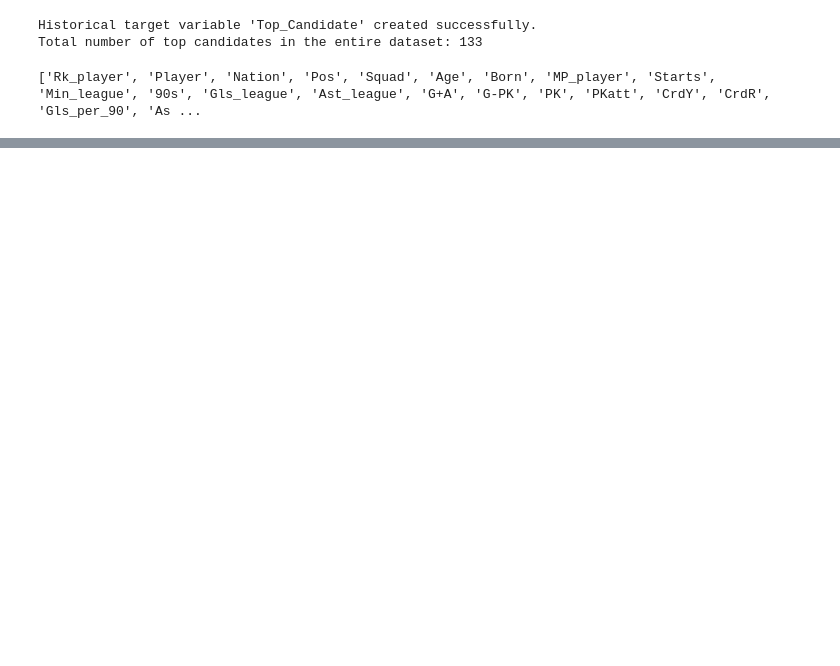
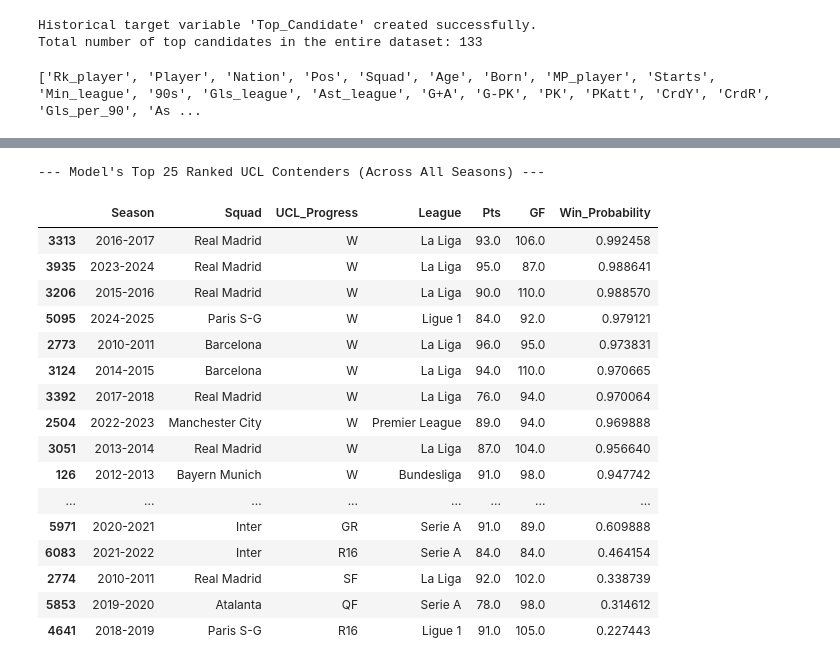
Before and after one commit to Akashh0/Deep-Learning-Prediction-Model-, a Jupyter notebook: notebooks/10_Final_Model.ipynb, the cells around one changed output, grey strips where cells are left out. Cells and saved outputs as stored; diff of their text form; code cells hidden in the pictures; blank space fills up the shorter version.

```diff
--- a/notebooks/10_Final_Model.ipynb
+++ b/notebooks/10_Final_Model.ipynb
@@ -213,29 +162,0 @@ Name: count, dtype: int64
-# %%
-import xgboost as xgb
-from sklearn.metrics import classification_report
-
-# --- Split the data (if you haven't already in the same cell) ---
-from sklearn.model_selection import train_test_split
-X_train_ucl, X_test_ucl, y_train_ucl, y_test_ucl = train_test_split(X_ucl, y_ucl, test_size=0.2, random_state=42, stratify=y_ucl)
-
-# --- Train the UCL Winner Model ---
-# We calculate 'scale_pos_weight' to handle the imbalanced data
-scale_pos_weight_ucl = (y_train_ucl == 0).sum() / (y_train_ucl == 1).sum()
-
-# Initialize and train the classifier
-ucl_model = xgb.XGBClassifier(
-    objective='binary:logistic',
-    scale_pos_weight=scale_pos_weight_ucl,
-    random_state=42,
-    eval_metric='logloss'
-)
-ucl_model.fit(X_train_ucl, y_train_ucl)
-
-print("✅ UCL Winner prediction model trained successfully!")
-
-# --- Evaluate the Model's Performance ---
-ucl_predictions = ucl_model.predict(X_test_ucl)
-ucl_report = classification_report(y_test_ucl, ucl_predictions, target_names=['Not a Winner (0)', 'UCL Winner (1)'])
-
-print("\n--- UCL Winner Model Evaluation Report ---")
-print(ucl_report)
@@ -510,0 +326,35 @@ print(league_report)
+# %%
+# --- 1. Get the raw prediction probabilities for all teams ---
+# We use the full 'X_ucl' dataset (which has 240 team-seasons)
+ucl_probabilities_all = ucl_model.predict_proba(X_ucl)[:, 1]
+
+# 2. Add these scores back to your 'team_level_df'
+team_level_df['Win_Probability'] = ucl_probabilities_all
+
+# 3. Sort the DataFrame to see who the model ranks highest
+top_teams_ranked = team_level_df.sort_values(by='Win_Probability', ascending=False)
+
+# 4. Display the top 25 ranked teams across all seasons
+print("--- Model's Top 25 Ranked UCL Contenders (Across All Seasons) ---")
+display(top_teams_ranked[[
+    'Season', 'Squad', 'UCL_Progress', 'League', 'Pts', 'GF', 'Win_Probability'
+]].head(25))
+# %% [output]
+--- Model's Top 25 Ranked UCL Contenders (Across All Seasons) ---
+|  | Season | Squad | UCL_Progress | League | Pts | GF | Win_Probability |
+| 3313 | 2016-2017 | Real Madrid | W | La Liga | 93.0 | 106.0 | 0.992458 |
+| 3935 | 2023-2024 | Real Madrid | W | La Liga | 95.0 | 87.0 | 0.988641 |
+| 3206 | 2015-2016 | Real Madrid | W | La Liga | 90.0 | 110.0 | 0.988570 |
+| 5095 | 2024-2025 | Paris S-G | W | Ligue 1 | 84.0 | 92.0 | 0.979121 |
+| 2773 | 2010-2011 | Barcelona | W | La Liga | 96.0 | 95.0 | 0.973831 |
+| 3124 | 2014-2015 | Barcelona | W | La Liga | 94.0 | 110.0 | 0.970665 |
+| 3392 | 2017-2018 | Real Madrid | W | La Liga | 76.0 | 94.0 | 0.970064 |
+| 2504 | 2022-2023 | Manchester City | W | Premier League | 89.0 | 94.0 | 0.969888 |
+| 3051 | 2013-2014 | Real Madrid | W | La Liga | 87.0 | 104.0 | 0.956640 |
+| 126 | 2012-2013 | Bayern Munich | W | Bundesliga | 91.0 | 98.0 | 0.947742 |
+| ... | ... | ... | ... | ... | ... | ... | ... |
+| 5971 | 2020-2021 | Inter | GR | Serie A | 91.0 | 89.0 | 0.609888 |
+| 6083 | 2021-2022 | Inter | R16 | Serie A | 84.0 | 84.0 | 0.464154 |
+| 2774 | 2010-2011 | Real Madrid | SF | La Liga | 92.0 | 102.0 | 0.338739 |
+| 5853 | 2019-2020 | Atalanta | QF | Serie A | 78.0 | 98.0 | 0.314612 |
+| 4641 | 2018-2019 | Paris S-G | R16 | Ligue 1 | 91.0 | 105.0 | 0.227443 |
```
Also changed, not shown: parts of 18 cells of this notebook, 3 other files.
